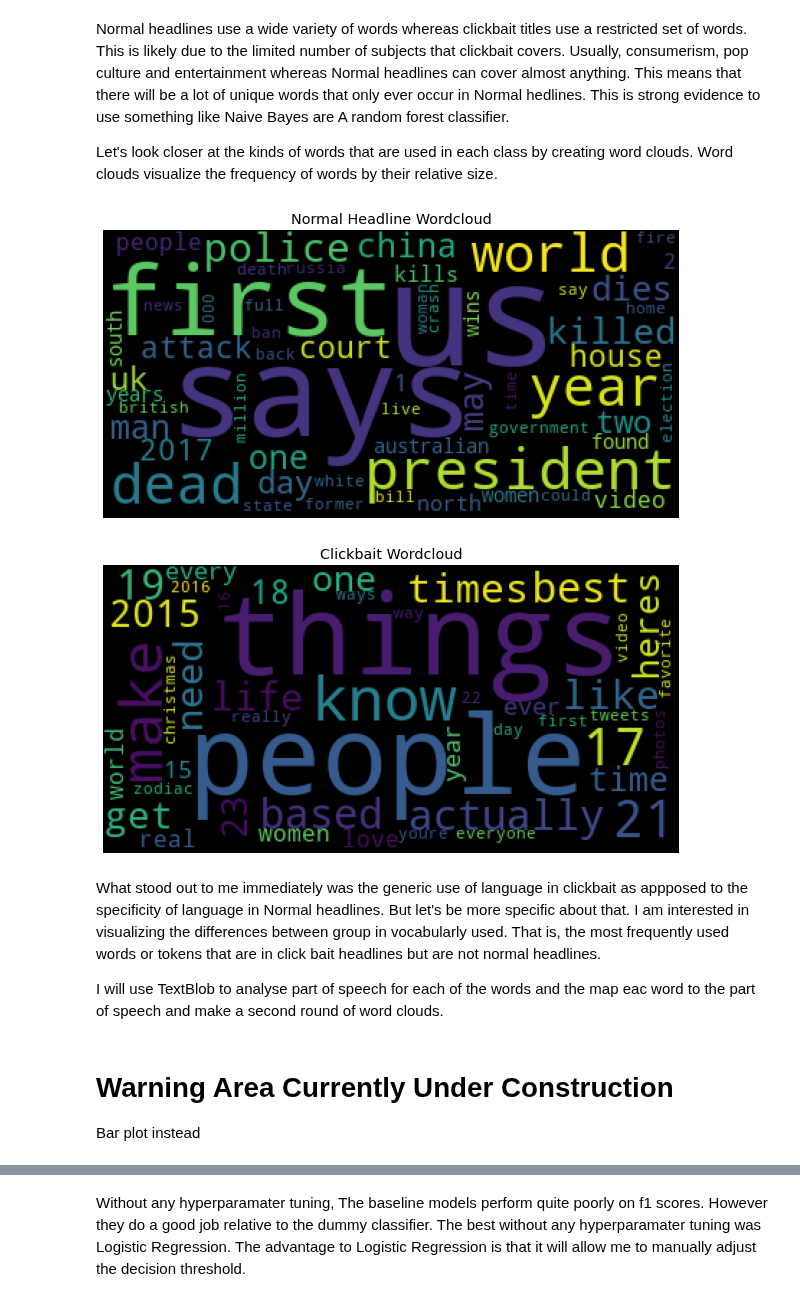
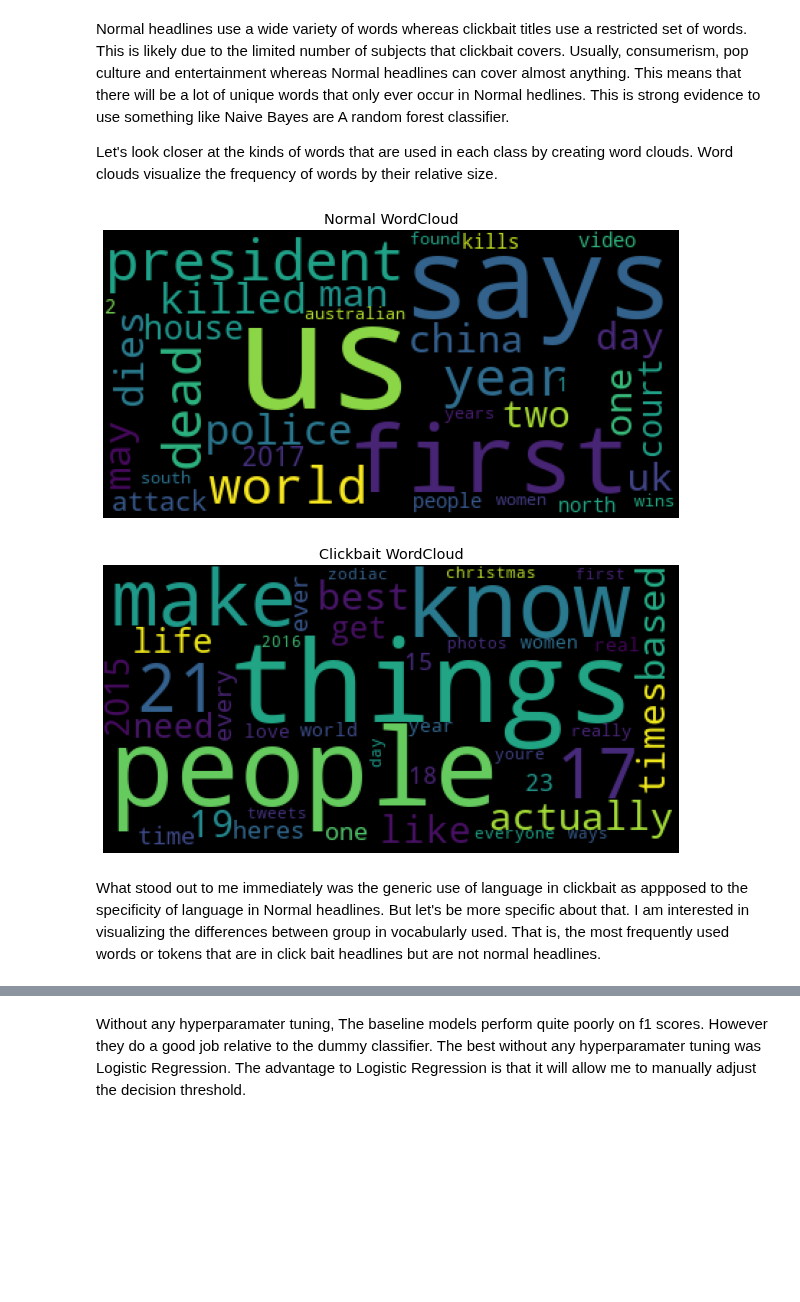
Before and after one commit to SlimHintz/bait-n-switch, a Jupyter notebook: bait-n-switch.ipynb, the cells around one changed output, grey strips where cells are left out. Drawn from its saved outputs; the diff is of its cells as text; code cells hidden in the pictures; blank space fills up the shorter version.

```diff
--- a/bait-n-switch.ipynb
+++ b/bait-n-switch.ipynb
@@ -271,28 +293,12 @@ plt.title("Size Difference in Vocabulary Between \n Click Bait and Non-clickbait
 Normal headlines use a wide variety of words whereas clickbait titles use a restricted set of words. This is likely due to the limited number of subjects that clickbait covers. Usually, consumerism, pop culture and entertainment whereas Normal headlines can cover almost anything. This means that there will be a lot of unique words that only ever occur in Normal hedlines. This is strong evidence to use something like Naive Bayes are A random forest classifier.
 
 Let's look closer at the kinds of words that are used in each class by creating word clouds. Word clouds visualize the frequency of words by their relative size.
-# %%
-wordcloud  = WordCloud(min_font_size=10).generate_from_frequencies(normal_dict)
-plt.figure(figsize = (8, 8), facecolor = None)
-plt.imshow(wordcloud)
-plt.axis("off")
-plt.title("Normal Headline Wordcloud")
-plt.tight_layout(pad = 0)
-
-plt.show()
-
-wordcloud  = WordCloud(min_font_size=10).generate_from_frequencies(click_dict)
-plt.figure(figsize = (8, 8), facecolor = None)
-plt.imshow(wordcloud)
-plt.axis("off")
-plt.title("Clickbait Wordcloud")
-plt.tight_layout(pad = 0)
-
-plt.show()
-# %% [output]
-[figure, removed]
-[figure, removed]
+# %%
+graph.generate_wordcloud(normal_dict, title = "Normal WordCloud", PATH = "./src/images/NORMALwc.png")
+
+graph.generate_wordcloud(click_dict, title = "Clickbait WordCloud", PATH = "./src/images/CLICKwc.png")
+# %% [output]
+[figure, added]
+[figure, added]
 # %% [markdown]
 What stood out to me immediately was the generic use of language in clickbait as appposed to the specificity of language in Normal headlines. But let's be more specific about that. I am interested in visualizing the differences between group in vocabularly used. That is, the most frequently used words or tokens that are in click bait headlines but are not normal headlines.
-
-I will use TextBlob to analyse part of speech for each of the words and the map eac word to the part of speech and make a second round of word clouds.
@@ -405,5 +304,0 @@ def visualize_intersection(df):
-# %% [markdown]
-# Warning Area Currently Under Construction
-
-
-Bar plot instead
```
Also changed, not shown: parts of 70 cells of this notebook, 11 other files.
